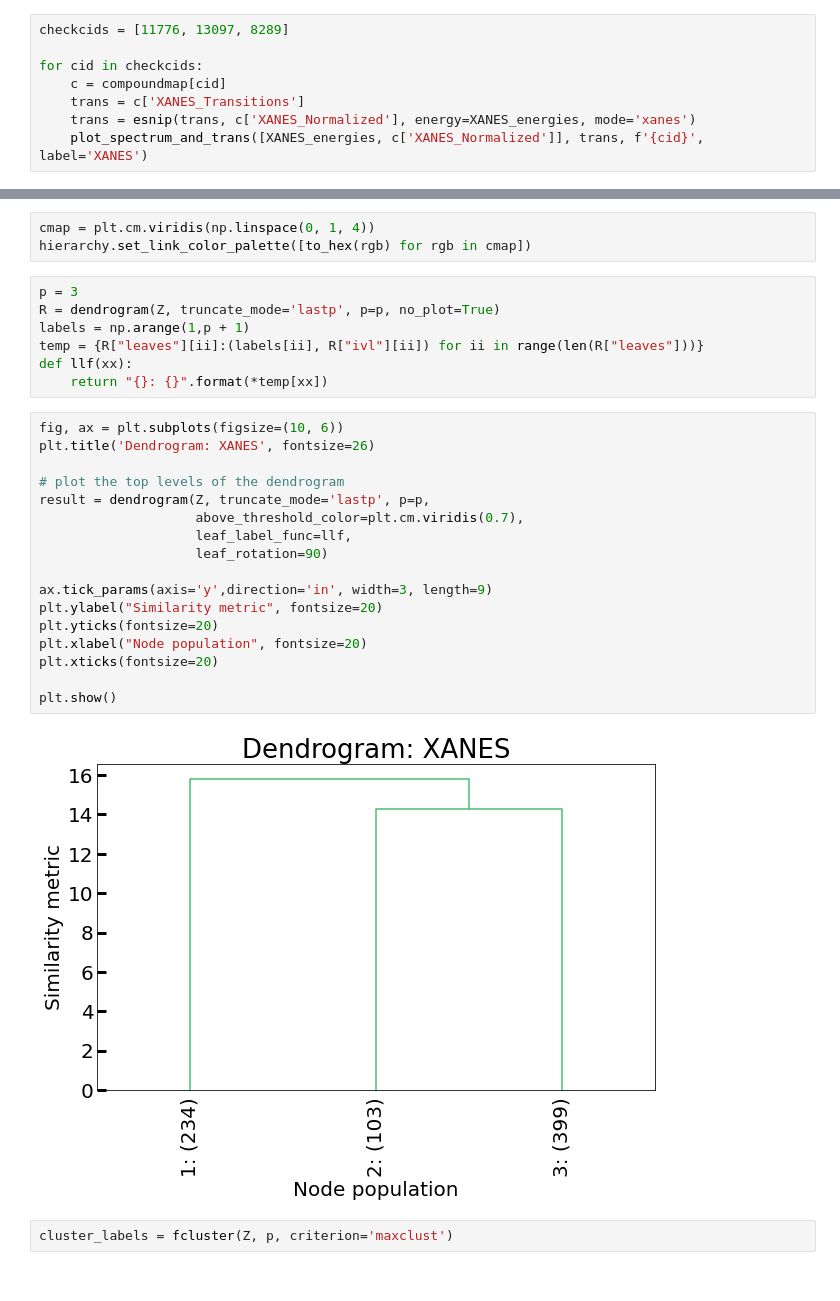
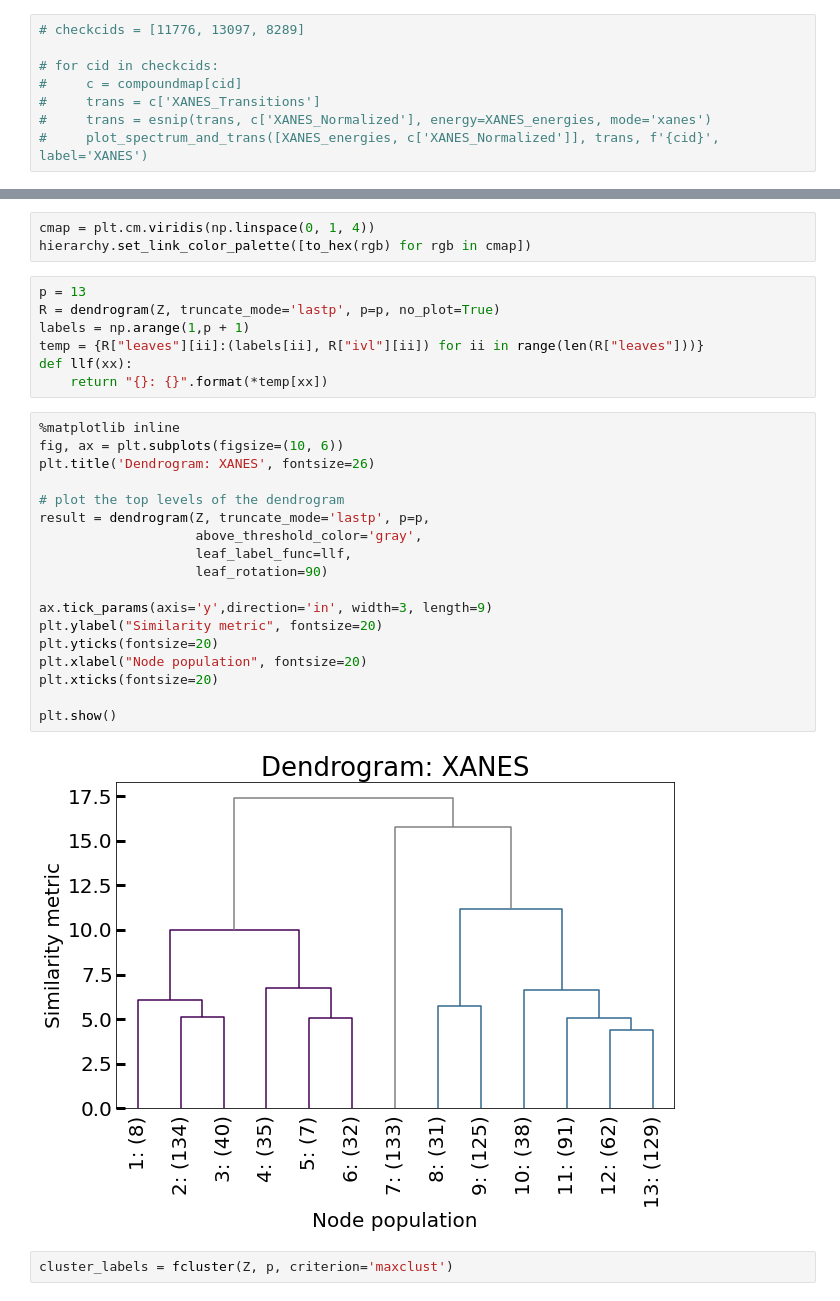
Before and after one commit to Seidler-Lab/Phosphorus-ML-Project, a Jupyter notebook: Data_Analysis_Sam.ipynb, the cells around one changed output, grey strips where cells are left out. Saved outputs shown, nothing was run; the diff lists cells and outputs as text.

```diff
--- a/Data_Analysis_Sam.ipynb
+++ b/Data_Analysis_Sam.ipynb
@@ -133,10 +112,10 @@ hist(bins, typecodes, verbose=True, xlabel='Types')
 # %% [markdown]
 ### Check calulcations
 # %%
-checkcids = [11776, 13097, 8289]
+# checkcids = [11776, 13097, 8289]
 
-for cid in checkcids:
-    c = compoundmap[cid]
-    trans = c['XANES_Transitions']
-    trans = esnip(trans, c['XANES_Normalized'], energy=XANES_energies, mode='xanes')
-    plot_spectrum_and_trans([XANES_energies, c['XANES_Normalized']], trans, f'{cid}', label='XANES')
+# for cid in checkcids:
+#     c = compoundmap[cid]
+#     trans = c['XANES_Transitions']
+#     trans = esnip(trans, c['XANES_Normalized'], energy=XANES_energies, mode='xanes')
+#     plot_spectrum_and_trans([XANES_energies, c['XANES_Normalized']], trans, f'{cid}', label='XANES')
@@ -299,31 +298,32 @@ Z = linkage(XANES, method='ward')
 cmap = plt.cm.viridis(np.linspace(0, 1, 4))
 hierarchy.set_link_color_palette([to_hex(rgb) for rgb in cmap])
 # %%
-p = 3
+p = 13
 R = dendrogram(Z, truncate_mode='lastp', p=p, no_plot=True)
 labels = np.arange(1,p + 1)
 temp = {R["leaves"][ii]:(labels[ii], R["ivl"][ii]) for ii in range(len(R["leaves"]))}
 def llf(xx):
     return "{}: {}".format(*temp[xx])
 # %%
+%matplotlib inline
 fig, ax = plt.subplots(figsize=(10, 6))
 plt.title('Dendrogram: XANES', fontsize=26)
 
 # plot the top levels of the dendrogram
 result = dendrogram(Z, truncate_mode='lastp', p=p,
-                    above_threshold_color=plt.cm.viridis(0.7),
+                    above_threshold_color='gray',
                     leaf_label_func=llf,
                     leaf_rotation=90)
 
 ax.tick_params(axis='y',direction='in', width=3, length=9)
 plt.ylabel("Similarity metric", fontsize=20)
 plt.yticks(fontsize=20)
 plt.xlabel("Node population", fontsize=20)
 plt.xticks(fontsize=20)
 
 plt.show()
 # %% [output]
-[figure, old version]
+[figure, new version]
 # %%
 cluster_labels = fcluster(Z, p, criterion='maxclust')
 # %%
```
Also changed, not shown: parts of 15 cells of this notebook, 5 other files.
